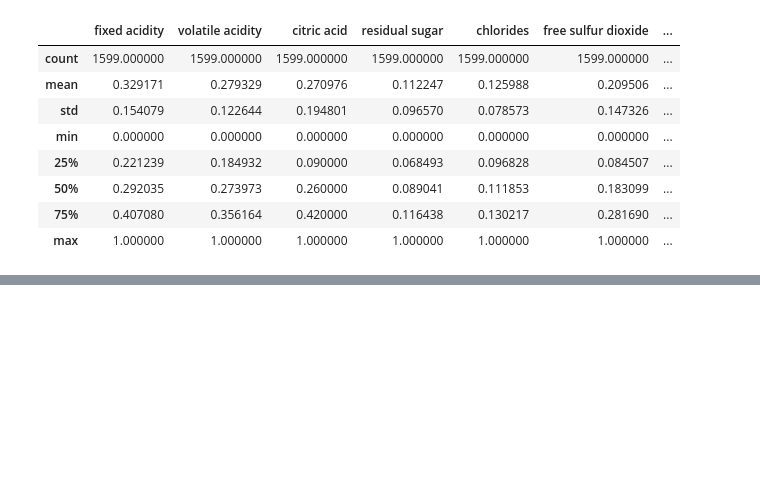
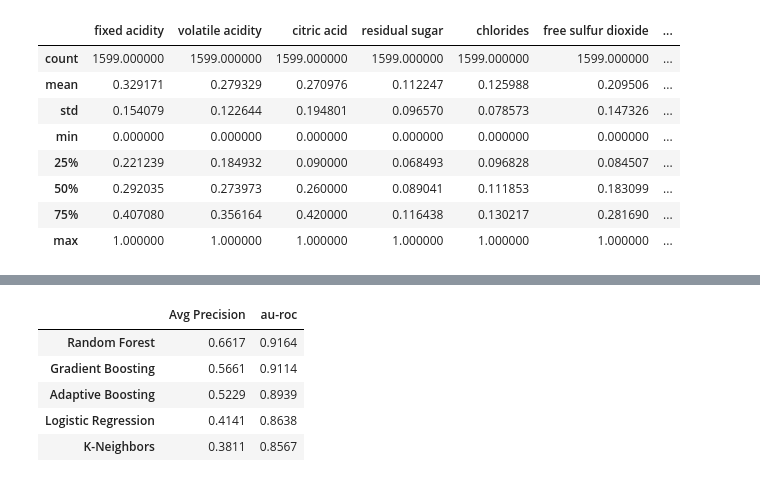
Before and after one commit to Edwardp17/Kaggle, a Jupyter notebook: wine_class/wine_class.ipynb, the cells around one changed output, grey strips where cells are left out. Saved outputs shown, nothing was run; the diff lists cells and outputs as text; code cells hidden in the pictures; blank space fills up the shorter version.

```diff
--- a/wine_class/wine_class.ipynb
+++ b/wine_class/wine_class.ipynb
@@ -223,0 +265,40 @@ df_tf.describe()
+# %%
+clfs = [LogisticRegression(), KNeighborsClassifier(), RandomForestClassifier(n_estimators = 100, oob_score = True, random_state = 1), GradientBoostingClassifier(), AdaBoostClassifier()]
+names_clfs = ['Logistic Regression','K-Neighbors','Random Forest','Gradient Boosting','Adaptive Boosting']
+# %%
+def get_fits(clfs):
+    fits = []
+    for clf in clfs:
+        random.seed(1)
+        clf.fit(X_train, y_train)
+        fits.append(clf)
+    return fits
+# %%
+fits = get_fits(clfs)
+# %%
+def get_scores(fits,names_clf_methods,x_data,y_data):
+    au_rocs = []
+    pr_aucs = []
+    for f in fits:
+        # calculate AUROC, append to list of AUROCs
+        y_pred_prob = f.predict_proba(x_data)
+        au_roc = roc_auc_score(y_data, y_pred_prob[:,1])
+        au_rocs.append(au_roc)
+        #calculate average precision, append to pr_aucs
+        pr_auc = average_precision_score(y_data,y_pred_prob[:,1])
+        pr_aucs.append(pr_auc)
+    # Visualize summary information in a dataframe
+    index = names_clf_methods
+    scores = pd.DataFrame({'au-roc':au_rocs,'Avg Precision':pr_aucs}, index = index)
+    scores = scores.astype(float).round(4).sort_values(by = 'Avg Precision', ascending = False)
+    return scores
+# %%
+scores = get_scores(fits,names_clfs,X_val,y_val)
+scores
+# %% [output]
+|  | Avg Precision | au-roc |
+| Random Forest | 0.6617 | 0.9164 |
+| Gradient Boosting | 0.5661 | 0.9114 |
+| Adaptive Boosting | 0.5229 | 0.8939 |
+| Logistic Regression | 0.4141 | 0.8638 |
+| K-Neighbors | 0.3811 | 0.8567 |
```
Also changed, not shown: parts of 15 cells of this notebook, 1 other file.
